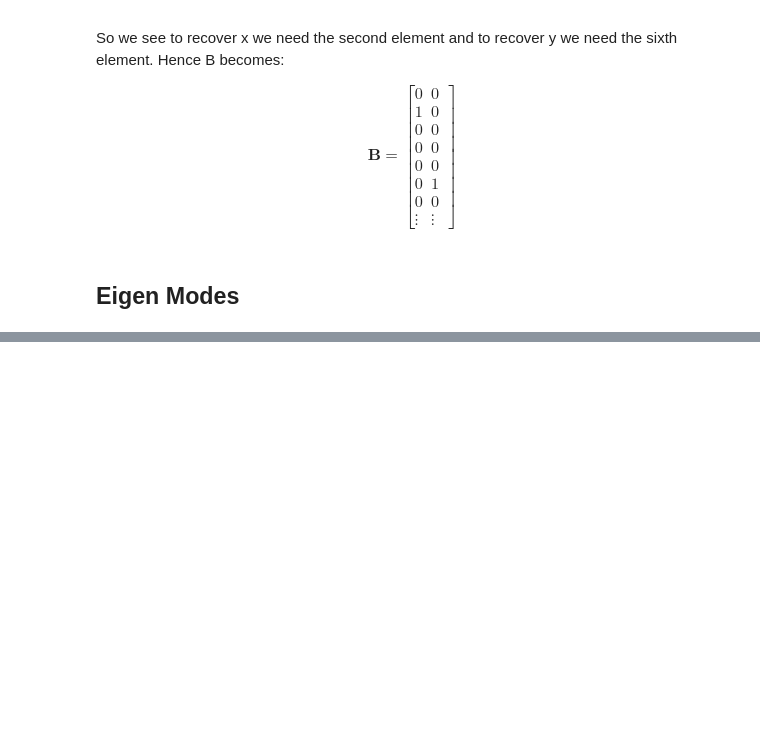
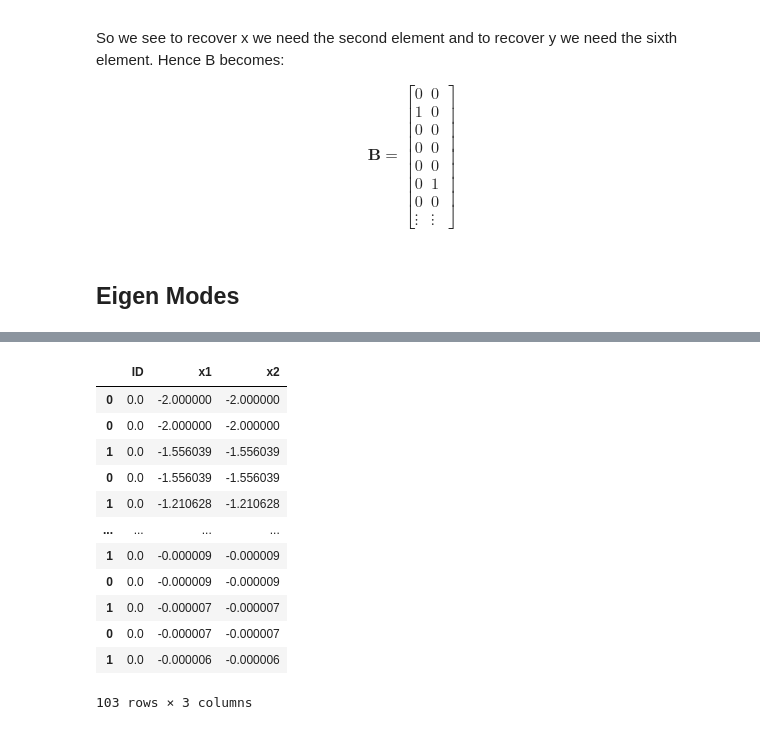
Before and after one commit to waleedbinkhalid74/ml_cms_final_project, a Jupyter notebook: ml_cms_final_proj_task_4.ipynb, the cells around one changed output, grey strips where cells are left out. Saved outputs shown, nothing was run; the diff lists cells and outputs as text; code cells hidden in the pictures; blank space fills up the shorter version.

```diff
--- a/ml_cms_final_proj_task_4.ipynb
+++ b/ml_cms_final_proj_task_4.ipynb
@@ -309 +305,23 @@ mode = linear_edmd.build_eigenmodes(B)
+# %%
+b = x_sol[x_sol['ID'] == 0].iloc[0:1,0:3]
+answer = x_sol[x_sol['ID'] == 0].iloc[0:1,0:3]
+for i in range(51):
+    b = predict_system(pd.DataFrame(b.iloc[-1,:]).T)
+    answer = pd.concat([answer, b])
+
+answer
+# %% [output]
+|  | ID | x1 | x2 |
+| 0 | 0.0 | -2.000000 | -2.000000 |
+| 0 | 0.0 | -2.000000 | -2.000000 |
+| 1 | 0.0 | -1.556039 | -1.556039 |
+| 0 | 0.0 | -1.556039 | -1.556039 |
+| 1 | 0.0 | -1.210628 | -1.210628 |
+| ... | ... | ... | ... |
+| 1 | 0.0 | -0.000009 | -0.000009 |
+| 0 | 0.0 | -0.000009 | -0.000009 |
+| 1 | 0.0 | -0.000007 | -0.000007 |
+| 0 | 0.0 | -0.000007 | -0.000007 |
+| 1 | 0.0 | -0.000006 | -0.000006 |
+103 rows × 3 columns
 # %%
```
Also changed, not shown: parts of 14 cells of this notebook, 2 other files.
